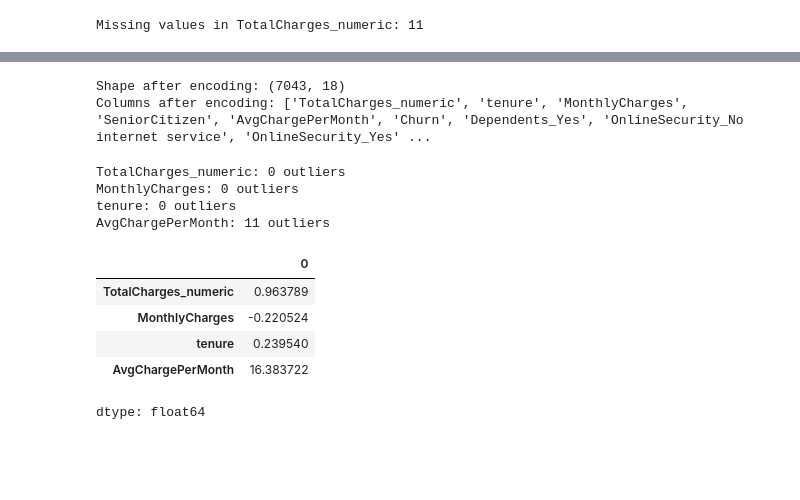
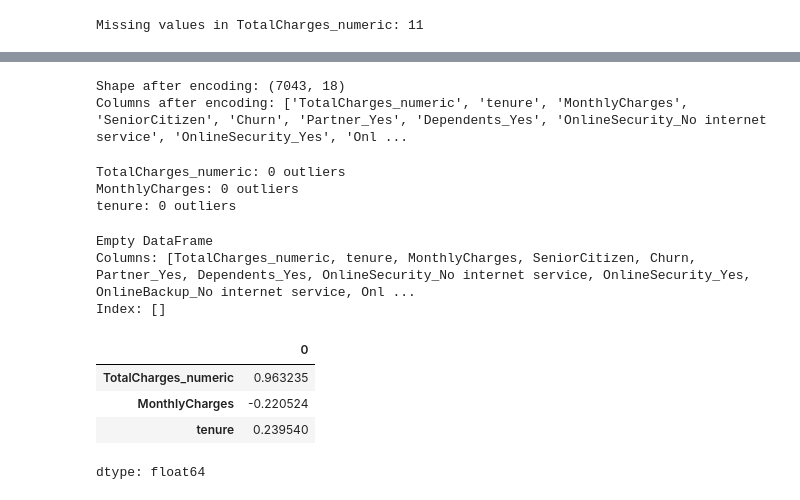
Before and after one commit to Kavishka2401/CustomerChurnPredictionSystem, a Jupyter notebook: 2_Preprocessing.ipynb, the cells around one changed output, grey strips where cells are left out. Drawn from its saved outputs; the diff is of its cells as text; code cells hidden in the pictures; blank space fills up the shorter version.

Commit message:
Modified missing value handling and feature engineering was removed

```diff
--- a/2_Preprocessing.ipynb
+++ b/2_Preprocessing.ipynb
@@ -68,9 +59,3 @@ missing_rows
 | 5218 | 2923-ARZLG | Male | 0 | Yes | Yes | 0 | Yes | No | ... |
 | 6670 | 4075-WKNIU | Female | 0 | Yes | Yes | 0 | Yes | Yes | ... |
 | 6754 | 2775-SEFEE | Male | 0 | No | Yes | 0 | Yes | Yes | ... |
-# %%
-# Compute median of TotalCharges_numeric
-median_total_charges = df_nn['TotalCharges_numeric'].median()
-
-# Impute missing values with median
-df_nn['TotalCharges_numeric'] = df_nn['TotalCharges_numeric'].fillna(median_total_charges)
@@ -82,0 +62,21 @@ check_missing_rows
+# %%
+# Calculate the difference for non-missing rows
+mask_non_missing = df_nn['TotalCharges_numeric'].notna()
+df_nn['calc_total'] = df_nn['MonthlyCharges'] * df_nn['tenure']
+df_nn['diff'] = df_nn['TotalCharges_numeric'] - df_nn['calc_total']
+
+# Calculate mean difference
+mean_diff = df_nn.loc[mask_non_missing, 'diff'].mean()
+print(f"Mean difference to use for imputation: {mean_diff:.2f}")
+
+# Impute missing TotalCharges_numeric
+mask_missing = df_nn['TotalCharges_numeric'].isna()
+df_nn.loc[mask_missing, 'TotalCharges_numeric'] = (
+    df_nn.loc[mask_missing, 'MonthlyCharges'] * df_nn.loc[mask_missing, 'tenure'] + mean_diff
+)
+
+# Drop helper columns
+df_nn.drop(columns=['calc_total', 'diff'], inplace=True)
+
+# Verify no missing values remain
+print(df_nn['TotalCharges_numeric'].isna().sum())
@@ -83,7 +86,4 @@ check_missing_rows
 # %%
 # Drop customerID
 df_nn = df_nn.drop('customerID', axis=1)
-# %%
-# Feature Engineering
-df_nn['AvgChargePerMonth'] = df_nn['TotalCharges_numeric'] / (df_nn['tenure'] + 1)
 # %%
@@ -203,9 +196,9 @@ Passing `palette` without assigning `hue` is deprecated and will be removed in v
 # %%
-# Keep only top features in original df (not label encoded)
+# Keep only top features in original df
 selected_features = top_features.index.tolist()
 df_nn = df_nn[selected_features + ['Churn']]
 
-# One-hot encoding ONLY on selected categorical columns
+# One-hot encoding only on selected categorical columns
 selected_cat_cols = [col for col in categorical_columns if col in selected_features]
 
 df_nn = pd.get_dummies(df_nn, columns=selected_cat_cols, drop_first=True)
@@ -222,10 +215,10 @@ print("Shape after encoding:", df_nn.shape)
 print("Columns after encoding:", df_nn.columns.tolist())
 # %% [output]
 Shape after encoding: (7043, 18)
-Columns after encoding: ['TotalCharges_numeric', 'tenure', 'MonthlyCharges', 'SeniorCitizen', 'AvgChargePerMonth', 'Churn', 'Dependents_Yes', 'OnlineSecurity_No internet service', 'OnlineSecurity_Yes' ...
+Columns after encoding: ['TotalCharges_numeric', 'tenure', 'MonthlyCharges', 'SeniorCitizen', 'Churn', 'Partner_Yes', 'Dependents_Yes', 'OnlineSecurity_No internet service', 'OnlineSecurity_Yes', 'Onl ...
 # %%
 # IQR method to detect outliers
-num_features = ['TotalCharges_numeric', 'MonthlyCharges', 'tenure','AvgChargePerMonth']
+num_features = ['TotalCharges_numeric', 'MonthlyCharges', 'tenure']
 
 for col in num_features:
     Q1 = df_nn[col].quantile(0.25)
@@ -239,16 +232,42 @@ for col in num_features:
 TotalCharges_numeric: 0 outliers
 MonthlyCharges: 0 outliers
 tenure: 0 outliers
-AvgChargePerMonth: 11 outliers
+# %%
+num_features = ['TotalCharges_numeric', 'MonthlyCharges', 'tenure']
+
+# Create an empty DataFrame to store all outlier rows
+outlier_rows = pd.DataFrame()
+
+for col in num_features:
+    Q1 = df_nn[col].quantile(0.25)
+    Q3 = df_nn[col].quantile(0.75)
+    IQR = Q3 - Q1
+    lower_bound = Q1 - 1.5 * IQR
+    upper_bound = Q3 + 1.5 * IQR
+
+    # Select rows where this column has outliers
+    outliers = df_nn[(df_nn[col] < lower_bound) | (df_nn[col] > upper_bound)]
+
+    # Append these rows to the main DataFrame
+    outlier_rows = pd.concat([outlier_rows, outliers])
+
+# Drop duplicates (in case some rows are outliers in multiple columns)
+outlier_rows = outlier_rows.drop_duplicates()
+
+# Show the 11 outlier rows
+print(outlier_rows)
+# %% [output]
+Empty DataFrame
+Columns: [TotalCharges_numeric, tenure, MonthlyCharges, SeniorCitizen, Churn, Partner_Yes, Dependents_Yes, OnlineSecurity_No internet service, OnlineSecurity_Yes, OnlineBackup_No internet service, Onl ...
+Index: []
 # %%
 # Checking if skew handling should be done to the numerical columns
-df_nn[['TotalCharges_numeric', 'MonthlyCharges', 'tenure','AvgChargePerMonth']].skew()
+df_nn[['TotalCharges_numeric', 'MonthlyCharges', 'tenure']].skew()
 # %% [output]
 |  | 0 |
-| TotalCharges_numeric | 0.963789 |
+| TotalCharges_numeric | 0.963235 |
 | MonthlyCharges | -0.220524 |
 | tenure | 0.239540 |
-| AvgChargePerMonth | 16.383722 |
 dtype: float64
 # %%
 # Log transform (Skew handling)
```
Also changed, not shown: parts of 15 cells of this notebook.
